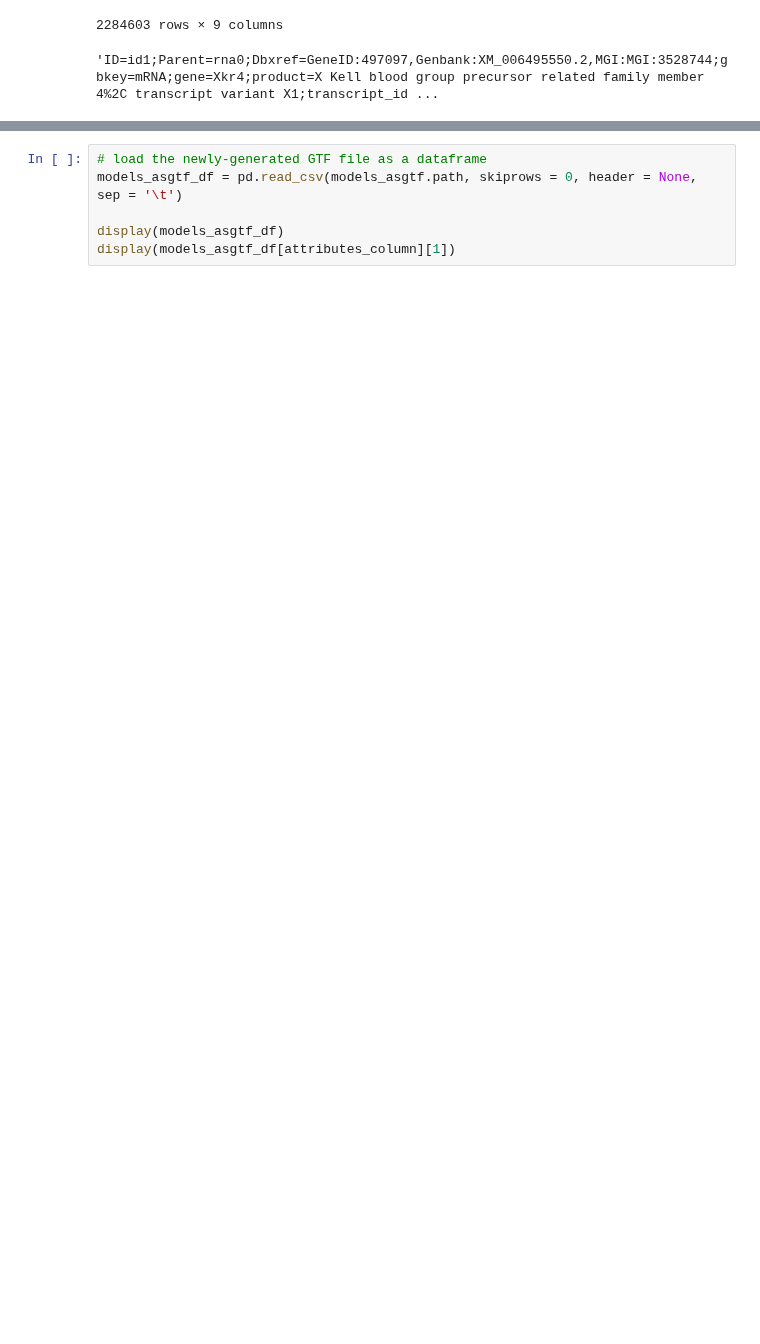
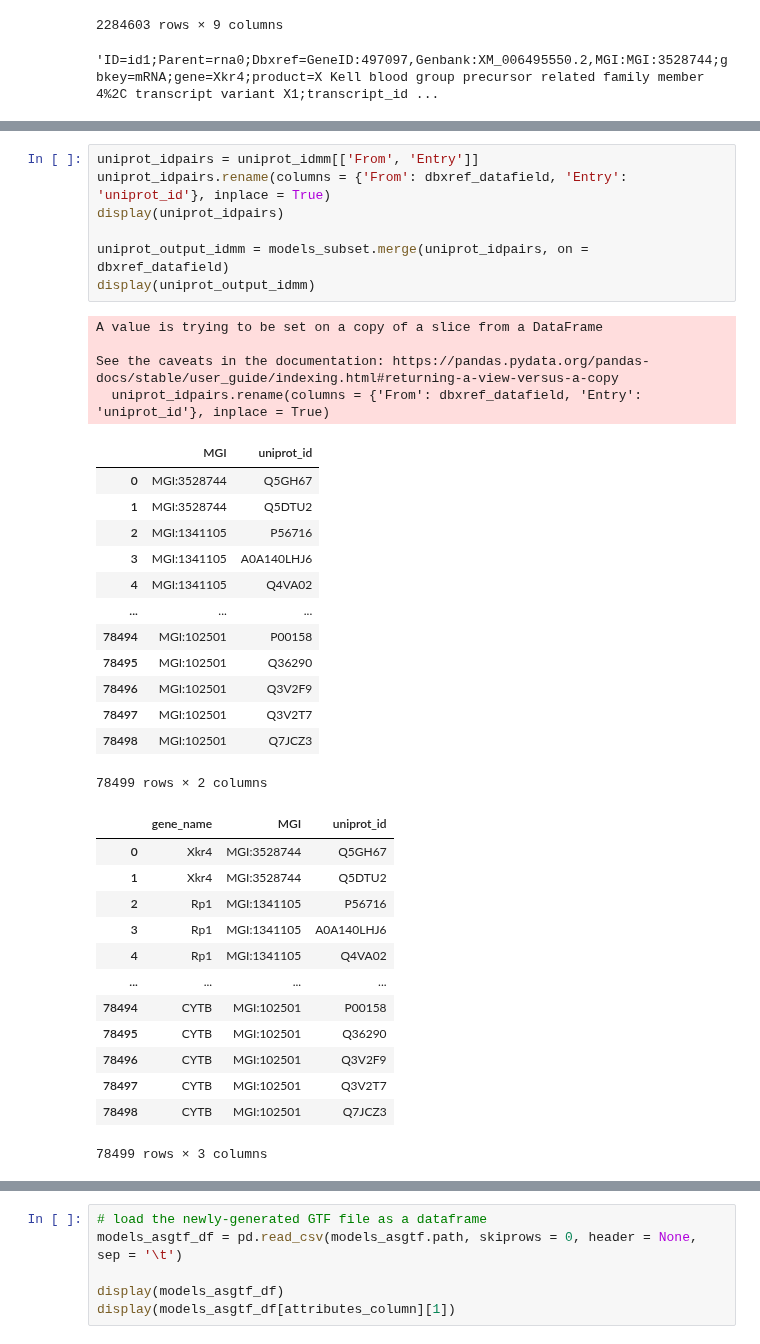
Before and after one commit to Arcadia-Science/glial-origins, a Jupyter notebook: notebooks/Mmus_adultbrain/1_Mmus_adultbrain_downloading.ipynb, the cells around one changed output, grey strips where cells are left out. Saved outputs shown, nothing was run; the diff lists cells and outputs as text; blank space fills up the shorter version.

```diff
--- a/notebooks/Mmus_adultbrain/1_Mmus_adultbrain_downloading.ipynb
+++ b/notebooks/Mmus_adultbrain/1_Mmus_adultbrain_downloading.ipynb
@@ -169,0 +288,38 @@ display(models[attributes_column][3])
+# %%
+uniprot_idpairs = uniprot_idmm[['From', 'Entry']]
+uniprot_idpairs.rename(columns = {'From': dbxref_datafield, 'Entry': 'uniprot_id'}, inplace = True)
+display(uniprot_idpairs)
+
+uniprot_output_idmm = models_subset.merge(uniprot_idpairs, on = dbxref_datafield)
+display(uniprot_output_idmm)
+# %% [output]
+A value is trying to be set on a copy of a slice from a DataFrame
+
+See the caveats in the documentation: https://pandas.pydata.org/pandas-docs/stable/user_guide/indexing.html#returning-a-view-versus-a-copy
+  uniprot_idpairs.rename(columns = {'From': dbxref_datafield, 'Entry': 'uniprot_id'}, inplace = True)
+|  | MGI | uniprot_id |
+| 0 | MGI:3528744 | Q5GH67 |
+| 1 | MGI:3528744 | Q5DTU2 |
+| 2 | MGI:1341105 | P56716 |
+| 3 | MGI:1341105 | A0A140LHJ6 |
+| 4 | MGI:1341105 | Q4VA02 |
+| ... | ... | ... |
+| 78494 | MGI:102501 | P00158 |
+| 78495 | MGI:102501 | Q36290 |
+| 78496 | MGI:102501 | Q3V2F9 |
+| 78497 | MGI:102501 | Q3V2T7 |
+| 78498 | MGI:102501 | Q7JCZ3 |
+78499 rows × 2 columns
+|  | gene_name | MGI | uniprot_id |
+| 0 | Xkr4 | MGI:3528744 | Q5GH67 |
+| 1 | Xkr4 | MGI:3528744 | Q5DTU2 |
+| 2 | Rp1 | MGI:1341105 | P56716 |
+| 3 | Rp1 | MGI:1341105 | A0A140LHJ6 |
+| 4 | Rp1 | MGI:1341105 | Q4VA02 |
+| ... | ... | ... | ... |
+| 78494 | CYTB | MGI:102501 | P00158 |
+| 78495 | CYTB | MGI:102501 | Q36290 |
+| 78496 | CYTB | MGI:102501 | Q3V2F9 |
+| 78497 | CYTB | MGI:102501 | Q3V2T7 |
+| 78498 | CYTB | MGI:102501 | Q7JCZ3 |
+78499 rows × 3 columns
```
Also changed, not shown: parts of 22 cells of this notebook, 5 other files.
